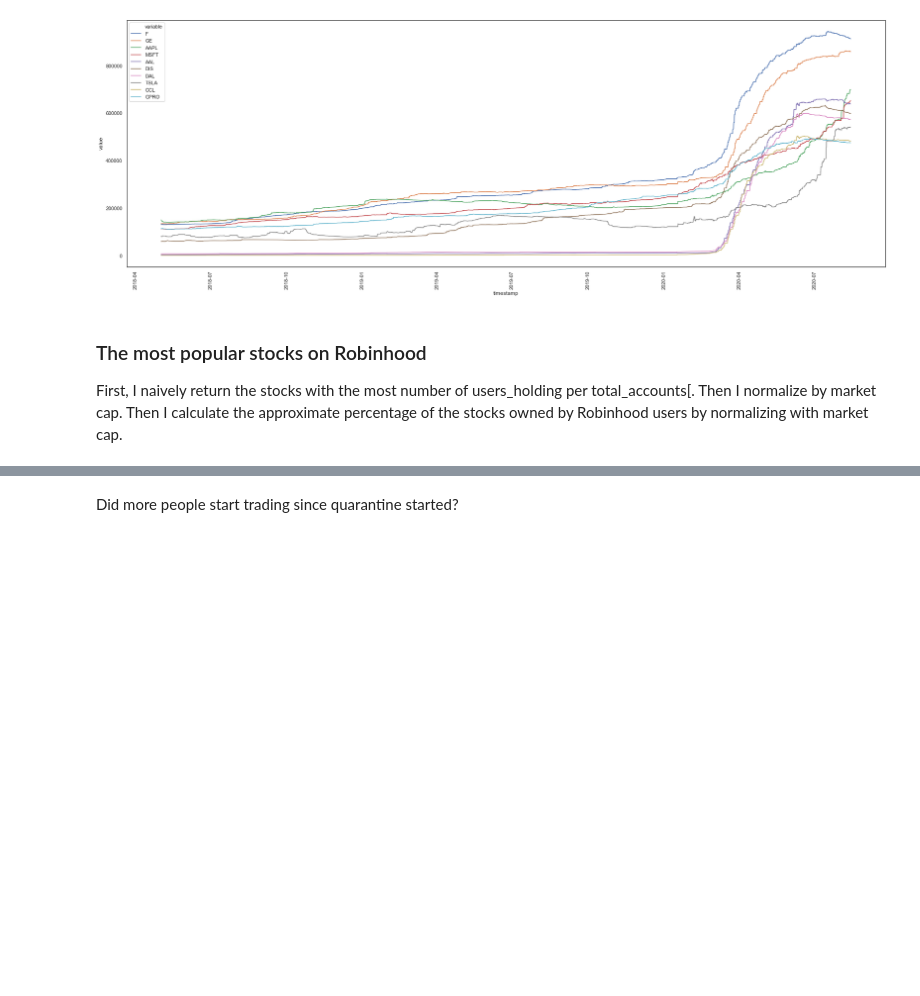
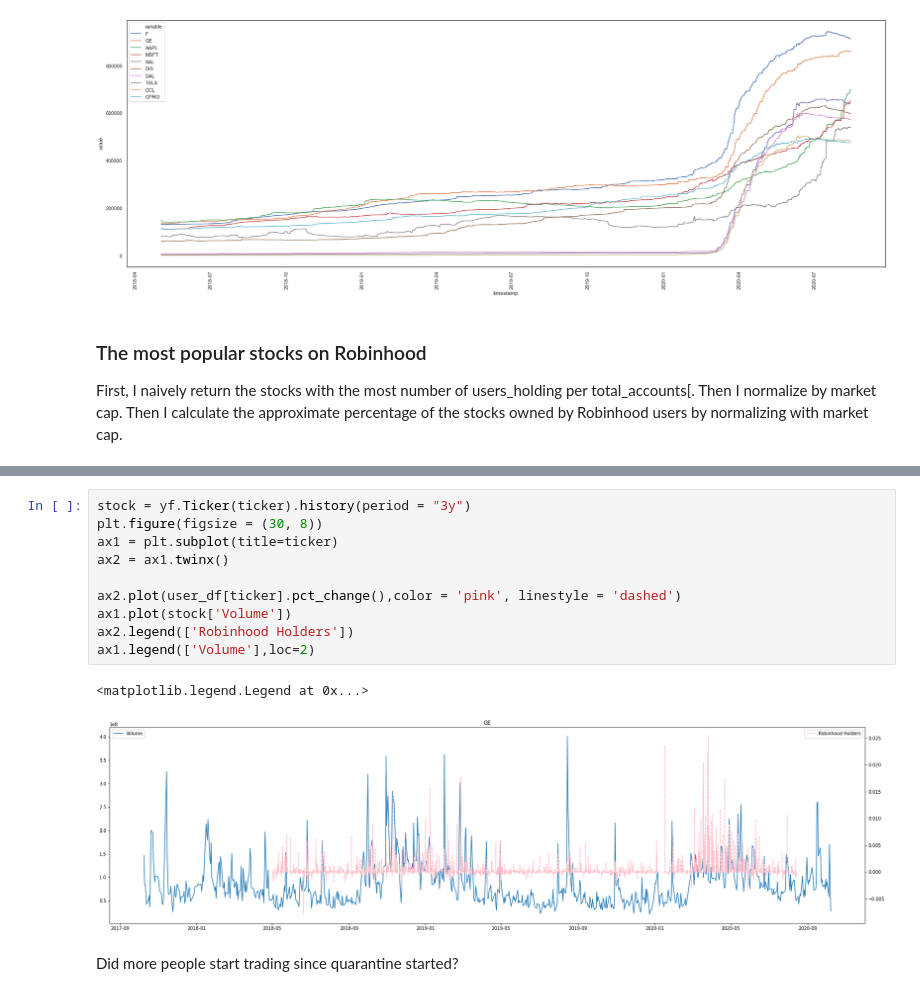
Before and after one commit to DS4A-mathemagicians/robintrack, a Jupyter notebook: robintrack analysis.ipynb, the cells around one changed output, grey strips where cells are left out. Saved outputs shown, nothing was run; the diff lists cells and outputs as text; blank space fills up the shorter version.

```diff
--- a/robintrack analysis.ipynb
+++ b/robintrack analysis.ipynb
@@ -448,2 +497,15 @@ Then I calculate the approximate percentage of the stocks owned by Robinhood use
+# %%
+stock = yf.Ticker(ticker).history(period = "3y")
+plt.figure(figsize = (30, 8))
+ax1 = plt.subplot(title=ticker)
+ax2 = ax1.twinx()
+
+ax2.plot(user_df[ticker].pct_change(),color = 'pink', linestyle = 'dashed')
+ax1.plot(stock['Volume'])
+ax2.legend(['Robinhood Holders'])
+ax1.legend(['Volume'],loc=2)
+# %% [output]
+<matplotlib.legend.Legend at 0x...>
+[figure, added]
 # %% [markdown]
 Did more people start trading since quarantine started?
```
Also changed, not shown: parts of 14 cells of this notebook.
